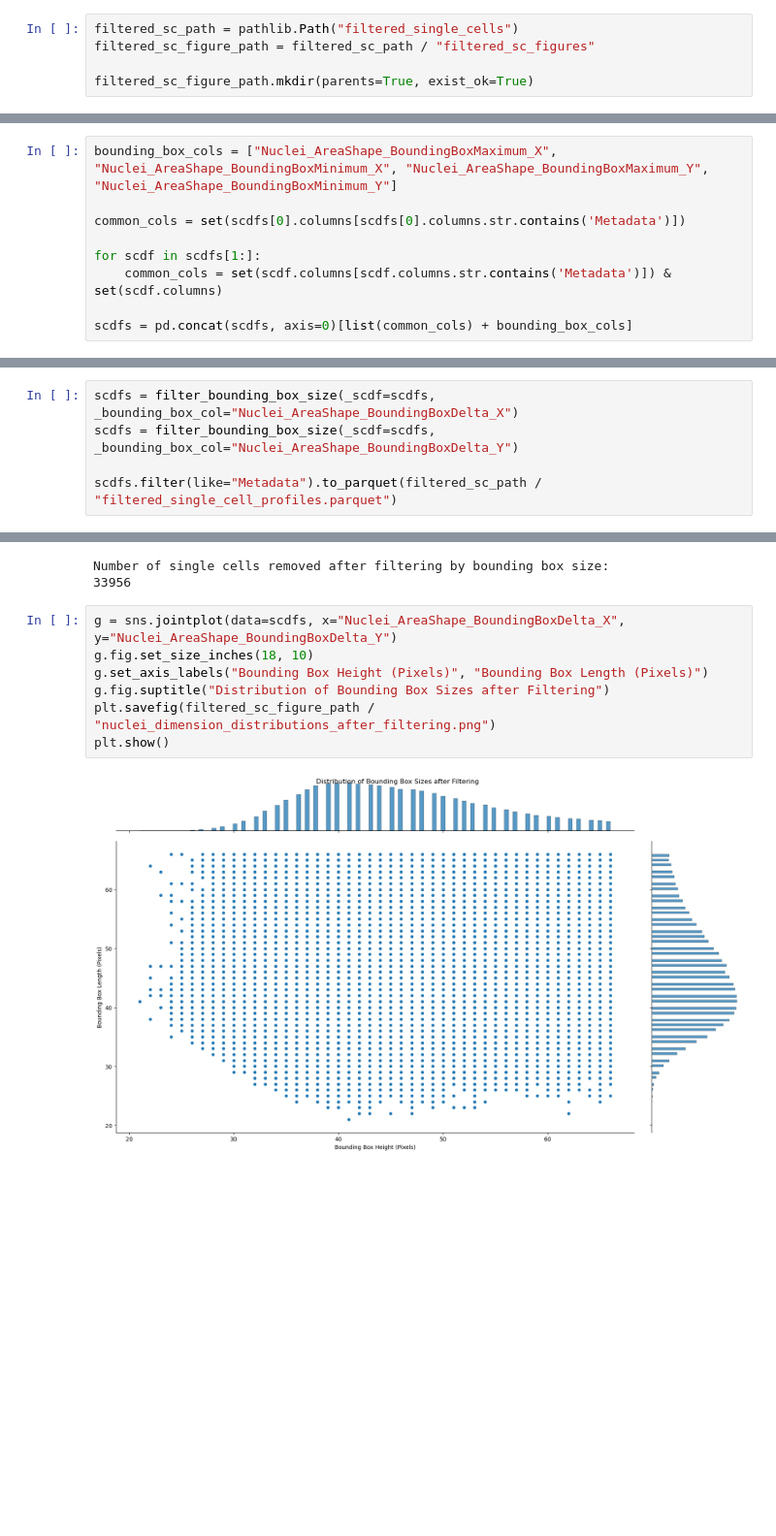
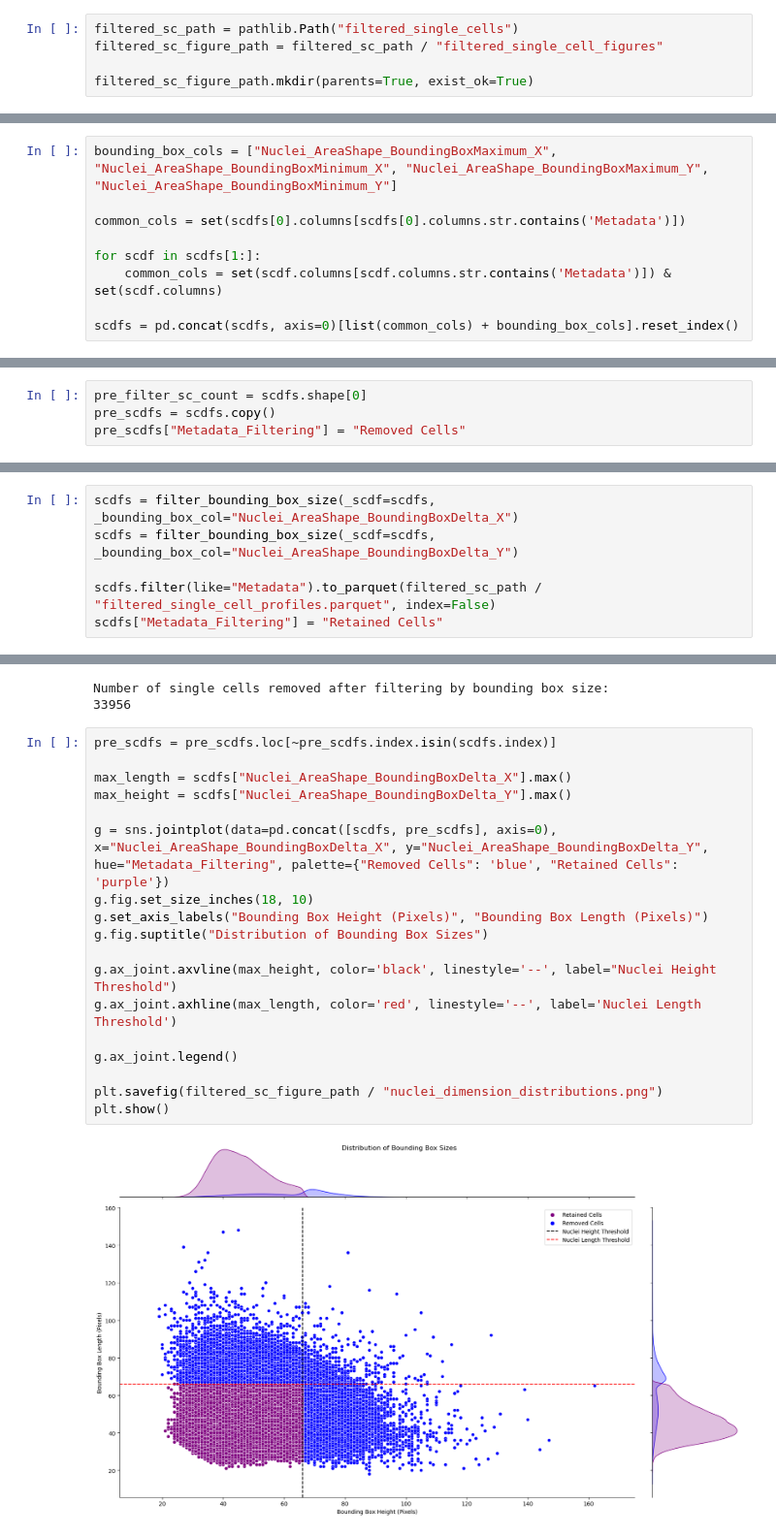
Before and after one commit to WayScience/nuclear_speckles_analysis, a Jupyter notebook: 0.data_analysis_and_processing/filter_nuclei.ipynb, the cells around one changed output, grey strips where cells are left out. Shown at 97% size. Saved outputs shown, nothing was run; the diff lists cells and outputs as text; blank space fills up the shorter version.

```diff
--- a/0.data_analysis_and_processing/filter_nuclei.ipynb
+++ b/0.data_analysis_and_processing/filter_nuclei.ipynb
@@ -45,7 +45,7 @@ scdfs = [pd.read_parquet(sc_path) for sc_path in sc_profiles_path if sc_path.is_
 # Outputs
 # %%
 filtered_sc_path = pathlib.Path("filtered_single_cells")
-filtered_sc_figure_path = filtered_sc_path / "filtered_sc_figures"
+filtered_sc_figure_path = filtered_sc_path / "filtered_single_cell_figures"
 
 filtered_sc_figure_path.mkdir(parents=True, exist_ok=True)
 # %%
@@ -89,7 +89,7 @@ common_cols = set(scdfs[0].columns[scdfs[0].columns.str.contains('Metadata')])
 for scdf in scdfs[1:]:
     common_cols = set(scdf.columns[scdf.columns.str.contains('Metadata')]) & set(scdf.columns)
 
-scdfs = pd.concat(scdfs, axis=0)[list(common_cols) + bounding_box_cols]
+scdfs = pd.concat(scdfs, axis=0)[list(common_cols) + bounding_box_cols].reset_index()
 # %% [markdown]
 ## Calculate Bounding Box Dimensions
 # %%
@@ -121,10 +110,15 @@ plt.show()
+# %%
+pre_filter_sc_count = scdfs.shape[0]
+pre_scdfs = scdfs.copy()
+pre_scdfs["Metadata_Filtering"] = "Removed Cells"
 # %% [markdown]
 ## Filter Nuclei by Height and Length
 # %%
 scdfs = filter_bounding_box_size(_scdf=scdfs, _bounding_box_col="Nuclei_AreaShape_BoundingBoxDelta_X")
 scdfs = filter_bounding_box_size(_scdf=scdfs, _bounding_box_col="Nuclei_AreaShape_BoundingBoxDelta_Y")
 
-scdfs.filter(like="Metadata").to_parquet(filtered_sc_path / "filtered_single_cell_profiles.parquet")
+scdfs.filter(like="Metadata").to_parquet(filtered_sc_path / "filtered_single_cell_profiles.parquet", index=False)
+scdfs["Metadata_Filtering"] = "Retained Cells"
 # %%
 scdfs.head()
 # %% [output]
@@ -140,11 +135,22 @@ print(f"\nNumber of single cells removed after filtering by bounding box size:\n
 Number of single cells removed after filtering by bounding box size:
 33956
 # %%
-g = sns.jointplot(data=scdfs, x="Nuclei_AreaShape_BoundingBoxDelta_X", y="Nuclei_AreaShape_BoundingBoxDelta_Y")
+pre_scdfs = pre_scdfs.loc[~pre_scdfs.index.isin(scdfs.index)]
+
+max_length = scdfs["Nuclei_AreaShape_BoundingBoxDelta_X"].max()
+max_height = scdfs["Nuclei_AreaShape_BoundingBoxDelta_Y"].max()
+
+g = sns.jointplot(data=pd.concat([scdfs, pre_scdfs], axis=0), x="Nuclei_AreaShape_BoundingBoxDelta_X", y="Nuclei_AreaShape_BoundingBoxDelta_Y", hue="Metadata_Filtering", palette={"Removed Cells": 'blue', "Retained Cells": 'purple'})
 g.fig.set_size_inches(18, 10)
 g.set_axis_labels("Bounding Box Height (Pixels)", "Bounding Box Length (Pixels)")
-g.fig.suptitle("Distribution of Bounding Box Sizes after Filtering")
-plt.savefig(filtered_sc_figure_path / "nuclei_dimension_distributions_after_filtering.png")
+g.fig.suptitle("Distribution of Bounding Box Sizes")
+
+g.ax_joint.axvline(max_height, color='black', linestyle='--', label="Nuclei Height Threshold")
+g.ax_joint.axhline(max_length, color='red', linestyle='--', label='Nuclei Length Threshold')
+
+g.ax_joint.legend()
+
+plt.savefig(filtered_sc_figure_path / "nuclei_dimension_distributions.png")
 plt.show()
 # %% [output]
-[figure, old version]
+[figure, new version]
```
Also changed, not shown: parts of 3 cells of this notebook, 5 other files.
